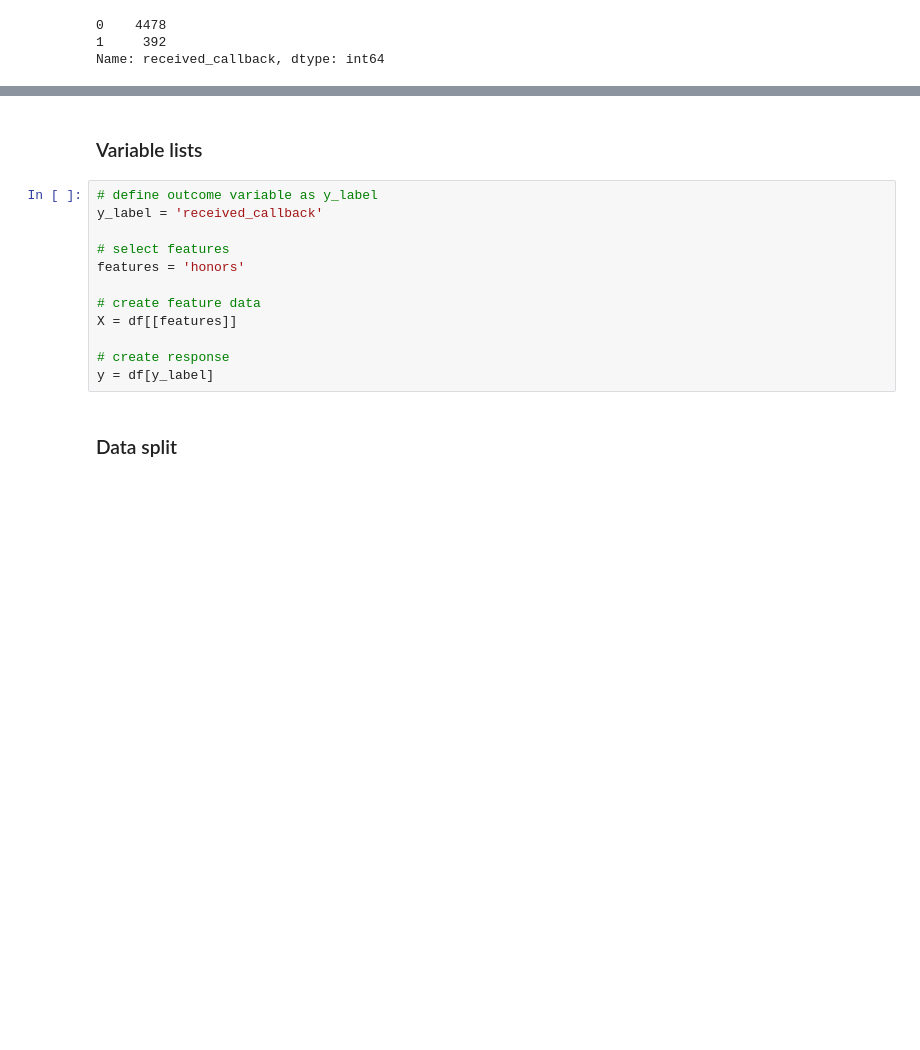
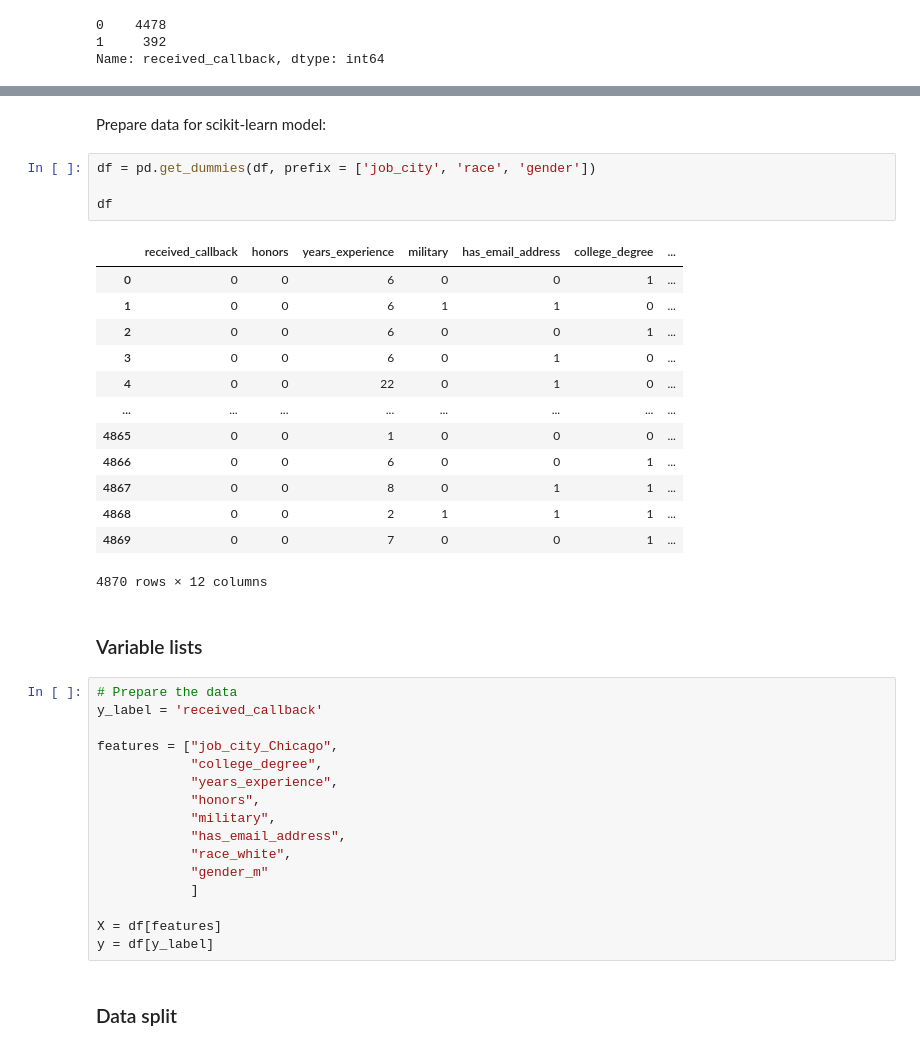
Before and after one commit to kirenz/eda, a Jupyter notebook: ims/09b-logistic.ipynb, the cells around one changed output, grey strips where cells are left out. Saved outputs shown, nothing was run; the diff lists cells and outputs as text; blank space fills up the shorter version.

```diff
--- a/ims/09b-logistic.ipynb
+++ b/ims/09b-logistic.ipynb
@@ -64,16 +62,40 @@ memory usage: 304.5+ KB
+# %% [markdown]
+Prepare data for scikit-learn model:
+# %%
+df = pd.get_dummies(df, prefix = ['job_city', 'race', 'gender'])
+
+df
+# %% [output]
+|  | received_callback | honors | years_experience | military | has_email_address | college_degree | ... |
+| 0 | 0 | 0 | 6 | 0 | 0 | 1 | ... |
+| 1 | 0 | 0 | 6 | 1 | 1 | 0 | ... |
+| 2 | 0 | 0 | 6 | 0 | 0 | 1 | ... |
+| 3 | 0 | 0 | 6 | 0 | 1 | 0 | ... |
+| 4 | 0 | 0 | 22 | 0 | 1 | 0 | ... |
+| ... | ... | ... | ... | ... | ... | ... | ... |
+| 4865 | 0 | 0 | 1 | 0 | 0 | 0 | ... |
+| 4866 | 0 | 0 | 6 | 0 | 0 | 1 | ... |
+| 4867 | 0 | 0 | 8 | 0 | 1 | 1 | ... |
+| 4868 | 0 | 0 | 2 | 1 | 1 | 1 | ... |
+| 4869 | 0 | 0 | 7 | 0 | 0 | 1 | ... |
+4870 rows × 12 columns
 # %% [markdown]
 ### Variable lists
 # %%
-# define outcome variable as y_label
+# Prepare the data
 y_label = 'received_callback'
 
-# select features
-features = 'honors'
+features = ["job_city_Chicago",
+            "college_degree",
+            "years_experience",
+            "honors",
+            "military",
+            "has_email_address",
+            "race_white",
+            "gender_m"
+            ]
 
-# create feature data
-X = df[[features]]
-
-# create response
+X = df[features]
 y = df[y_label]
 # %% [markdown]
 ### Data split
```
Also changed, not shown: parts of 24 cells of this notebook.
